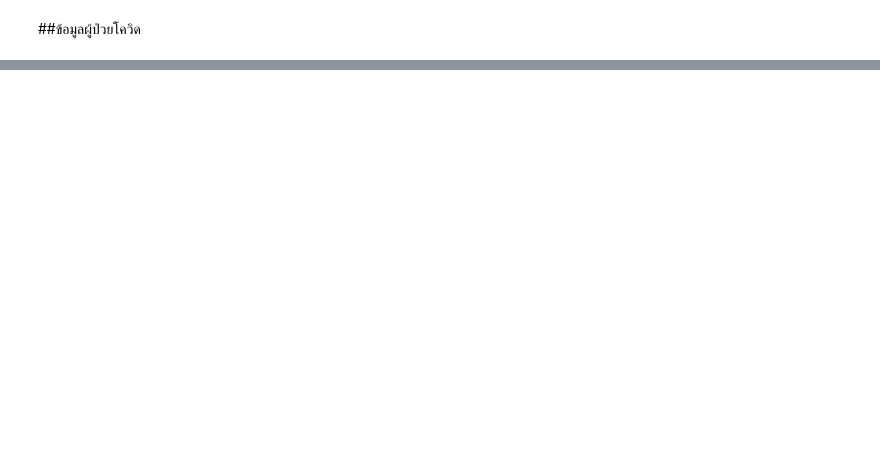
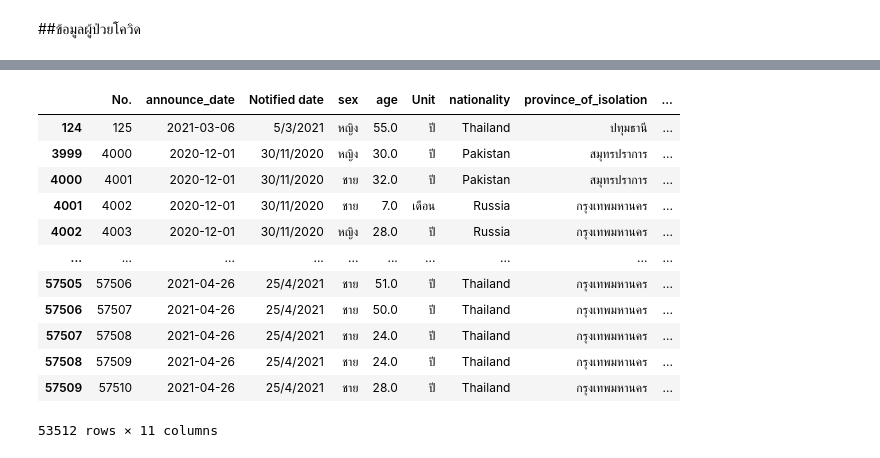
Before and after one commit to MMoltira/data_viz, a Jupyter notebook: Visualization_Final_Exam.ipynb, the cells around one changed output, grey strips where cells are left out. Drawn from its saved outputs; the diff is of its cells as text; code cells hidden in the pictures; blank space fills up the shorter version.

```diff
--- a/Visualization_Final_Exam.ipynb
+++ b/Visualization_Final_Exam.ipynb
@@ -171,0 +206,16 @@ Text(0.5, 1.0, 'ปริมาณจำนวนผู้ป่วยโคว
+# %%
+co10
+# %% [output]
+|  | No. | announce_date | Notified date | sex | age | Unit | nationality | province_of_isolation | ... |
+| 124 | 125 | 2021-03-06 | 5/3/2021 | หญิง | 55.0 | ปี | Thailand | ปทุมธานี | ... |
+| 3999 | 4000 | 2020-12-01 | 30/11/2020 | หญิง | 30.0 | ปี | Pakistan | สมุทรปราการ | ... |
+| 4000 | 4001 | 2020-12-01 | 30/11/2020 | ชาย | 32.0 | ปี | Pakistan | สมุทรปราการ | ... |
+| 4001 | 4002 | 2020-12-01 | 30/11/2020 | ชาย | 7.0 | เดือน | Russia | กรุงเทพมหานคร | ... |
+| 4002 | 4003 | 2020-12-01 | 30/11/2020 | หญิง | 28.0 | ปี | Russia | กรุงเทพมหานคร | ... |
+| ... | ... | ... | ... | ... | ... | ... | ... | ... | ... |
+| 57505 | 57506 | 2021-04-26 | 25/4/2021 | ชาย | 51.0 | ปี | Thailand | กรุงเทพมหานคร | ... |
+| 57506 | 57507 | 2021-04-26 | 25/4/2021 | ชาย | 50.0 | ปี | Thailand | กรุงเทพมหานคร | ... |
+| 57507 | 57508 | 2021-04-26 | 25/4/2021 | ชาย | 24.0 | ปี | Thailand | กรุงเทพมหานคร | ... |
+| 57508 | 57509 | 2021-04-26 | 25/4/2021 | ชาย | 24.0 | ปี | Thailand | กรุงเทพมหานคร | ... |
+| 57509 | 57510 | 2021-04-26 | 25/4/2021 | ชาย | 28.0 | ปี | Thailand | กรุงเทพมหานคร | ... |
+53512 rows × 11 columns
```
Also changed, not shown: parts of 46 cells of this notebook.
